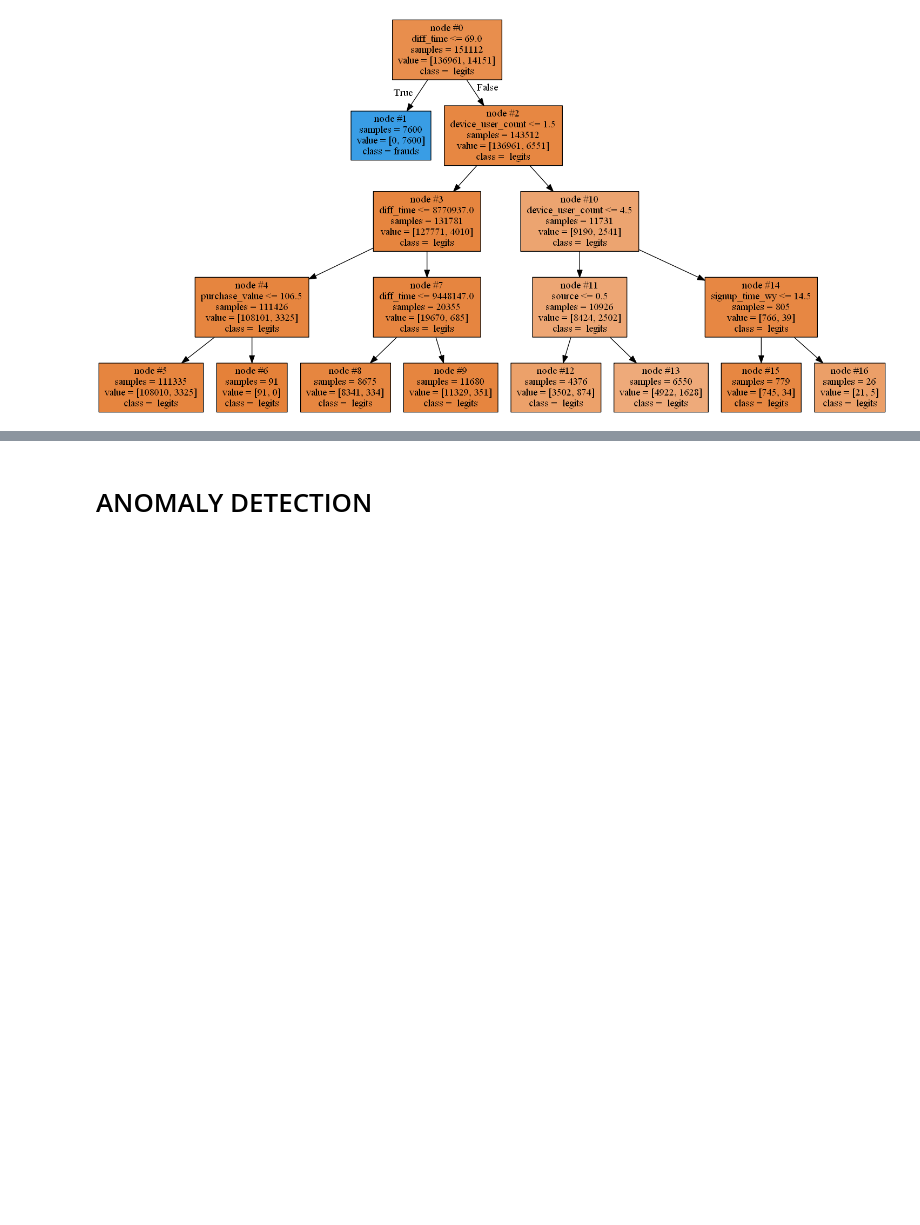
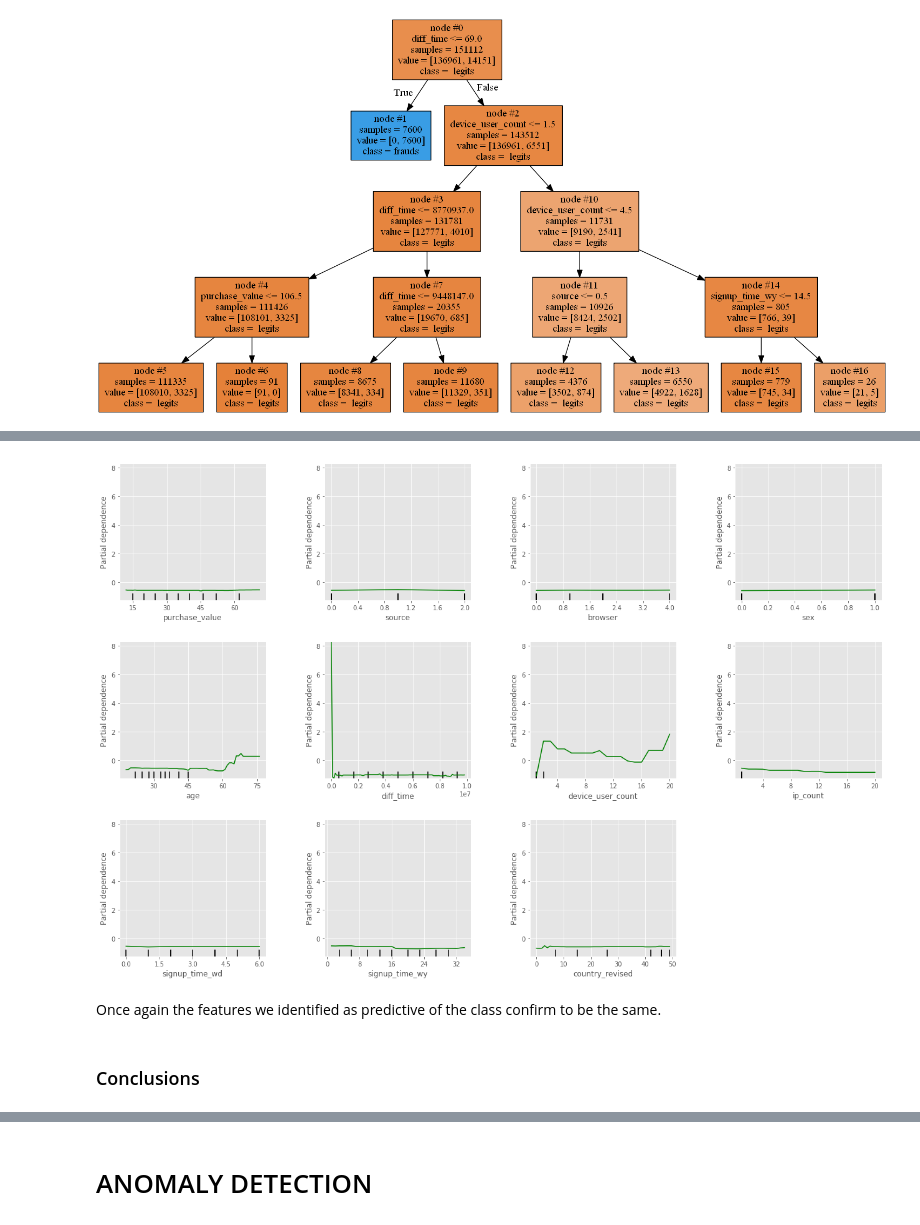
Before and after one commit to bruno-raffa/Fraud-Detection, a Jupyter notebook: Notebook.ipynb, the cells around one changed output, grey strips where cells are left out. Drawn from its saved outputs; the diff is of its cells as text; code cells hidden in the pictures; blank space fills up the shorter version.

```diff
--- a/Notebook.ipynb
+++ b/Notebook.ipynb
@@ -452,0 +500,8 @@ Image(filename='tree.png')
+# %%
+#instantiate the classifier
+est =GradientBoostingClassifier(n_estimators=100, max_depth=4, learning_rate=0.1,
+                                           min_samples_leaf=3,
+                                          random_state=0)
+# %%
+#fit the data
+est.fit(X_train,y_train)
@@ -452,0 +517,9 @@ Image(filename='tree.png')
+# %%
+fig, ax = plot_partial_dependence(est, X_train, features=X_train.columns.values, feature_names=X.columns.values,
+                                   n_cols=4,figsize=(20,20) )
+# %% [output]
+[figure, added]
+# %% [markdown]
+Once again the features we identified as predictive of the class confirm to be the same.
+# %% [markdown]
+### Conclusions
```
Also changed, not shown: parts of 117 cells of this notebook.
